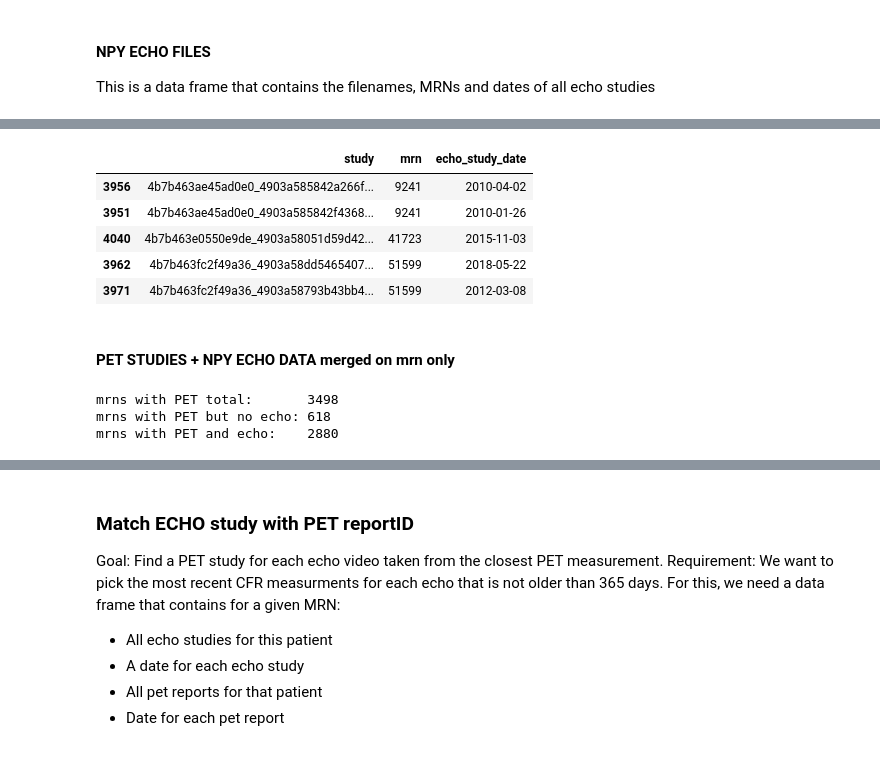
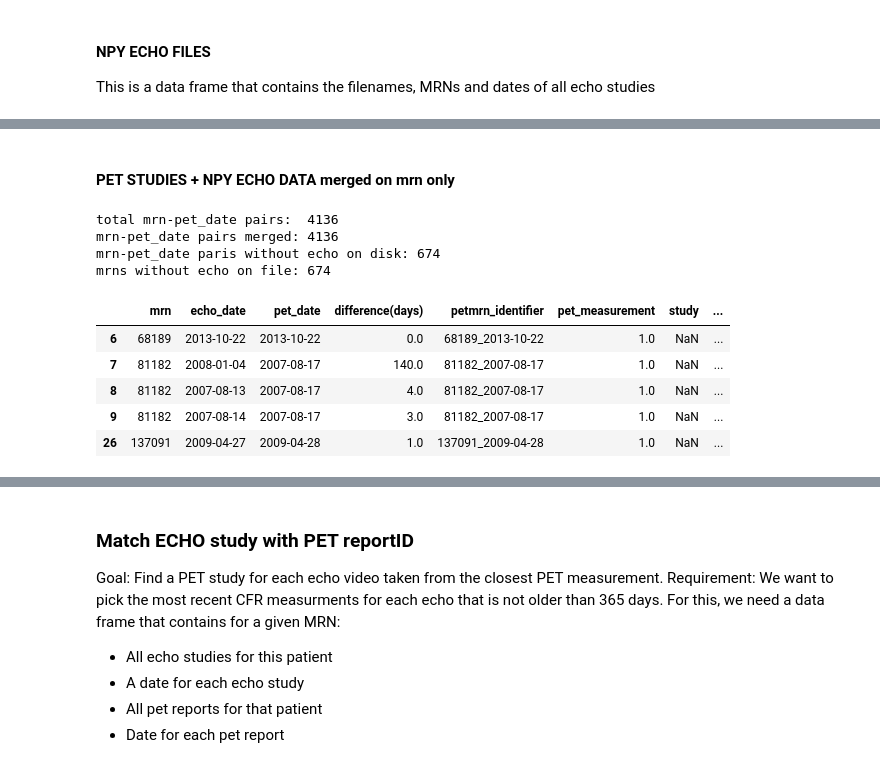
Before and after one commit to awerdich/werdich-cfr, a Jupyter notebook: notebooks/pet_echo_match_master.ipynb, the cells around one changed output, grey strips where cells are left out. Cells and saved outputs as stored; diff of their text form; code cells hidden in the pictures.

Commit message:
Some more meta processing.

```diff
--- a/notebooks/pet_echo_match_master.ipynb
+++ b/notebooks/pet_echo_match_master.ipynb
@@ -100,30 +175,30 @@ Unique patients:     16579
-# %%
-echo.head()
-# %% [output]
-|  | study | mrn | echo_study_date |
-| 3956 | 4b7b463ae45ad0e0_4903a585842a266f... | 9241 | 2010-04-02 |
-| 3951 | 4b7b463ae45ad0e0_4903a585842f4368... | 9241 | 2010-01-26 |
-| 4040 | 4b7b463e0550e9de_4903a58051d59d42... | 41723 | 2015-11-03 |
-| 3962 | 4b7b463fc2f49a36_4903a58dd5465407... | 51599 | 2018-05-22 |
-| 3971 | 4b7b463fc2f49a36_4903a58793b43bb4... | 51599 | 2012-03-08 |
 # %% [markdown]
 #### PET STUDIES + NPY ECHO DATA merged on mrn only ####
 # %%
 pet_study = pet2.merge(right = echo, on = 'mrn', how = 'left')
-# %%
-mrns_without_echo = pet_study.loc[pet_study.study.isnull()]
-mrns_without_echo = mrns_without_echo.drop(axis=1, columns=['study', 'echo_study_date']).drop_duplicates()
-print(f'mrns with PET total:       {len(pet2.mrn.unique())}')
-print(f'mrns with PET but no echo: {len(mrns_without_echo.mrn.unique())}')
-mrns_without_echo.head()
-filename='MRNs_without_echo.parquet'
-mrns_without_echo.to_parquet(os.path.join(meta_dir, filename))
-
-# OK let's drop all rows where we dont have echo studies
-pet_study = pet_study.loc[~pet_study.study.isnull()]
-print(f'mrns with PET and echo:    {len(pet_study.mrn.unique())}')
-# %% [output]
-mrns with PET total:       3498
-mrns with PET but no echo: 618
-mrns with PET and echo:    2880
+# %%
+print(f'total mrn-pet_date pairs:  {len(pet2.petmrn_identifier.unique())}')
+print(f'mrn-pet_date pairs merged: {len(pet_study.petmrn_identifier.unique())}')
+pet_study.loc[pet_study.study.isnull()]
+# Some of these mrns did not have an echo on file
+pet_study_missing_echo = pet_study.loc[pet_study.study.isnull()]
+print(f'mrn-pet_date paris without echo on disk: {len(pet_study_missing_echo.petmrn_identifier.unique())}')
+print(f'mrns without echo on file: {len(pet_study_missing_echo.petmrn_identifier.unique())}')
+
+mrn_pet_date_missing_echo_file = 'mrn_pet_missing_echo_file.parquet'
+pet_study_missing_echo.to_parquet(os.path.join(meta_dir, mrn_pet_date_missing_echo_file))
+# %% [output]
+total mrn-pet_date pairs:  4136
+mrn-pet_date pairs merged: 4136
+mrn-pet_date paris without echo on disk: 674
+mrns without echo on file: 674
+# %%
+pet_study_missing_echo.head()
+# %% [output]
+|  | mrn | echo_date | pet_date | difference(days) | petmrn_identifier | pet_measurement | study | ... |
+| 6 | 68189 | 2013-10-22 | 2013-10-22 | 0.0 | 68189_2013-10-22 | 1.0 | NaN | ... |
+| 7 | 81182 | 2008-01-04 | 2007-08-17 | 140.0 | 81182_2007-08-17 | 1.0 | NaN | ... |
+| 8 | 81182 | 2007-08-13 | 2007-08-17 | 4.0 | 81182_2007-08-17 | 1.0 | NaN | ... |
+| 9 | 81182 | 2007-08-14 | 2007-08-17 | 3.0 | 81182_2007-08-17 | 1.0 | NaN | ... |
+| 26 | 137091 | 2009-04-27 | 2009-04-28 | 1.0 | 137091_2009-04-28 | 1.0 | NaN | ... |
 # %%
```
Also changed, not shown: parts of 28 cells of this notebook, 5 other files.
